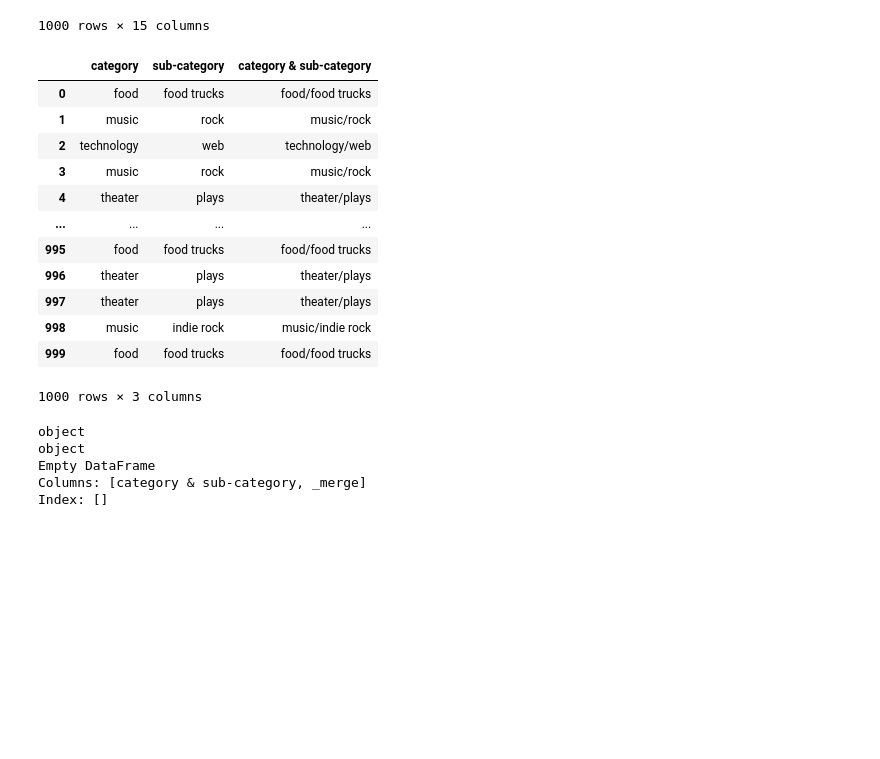
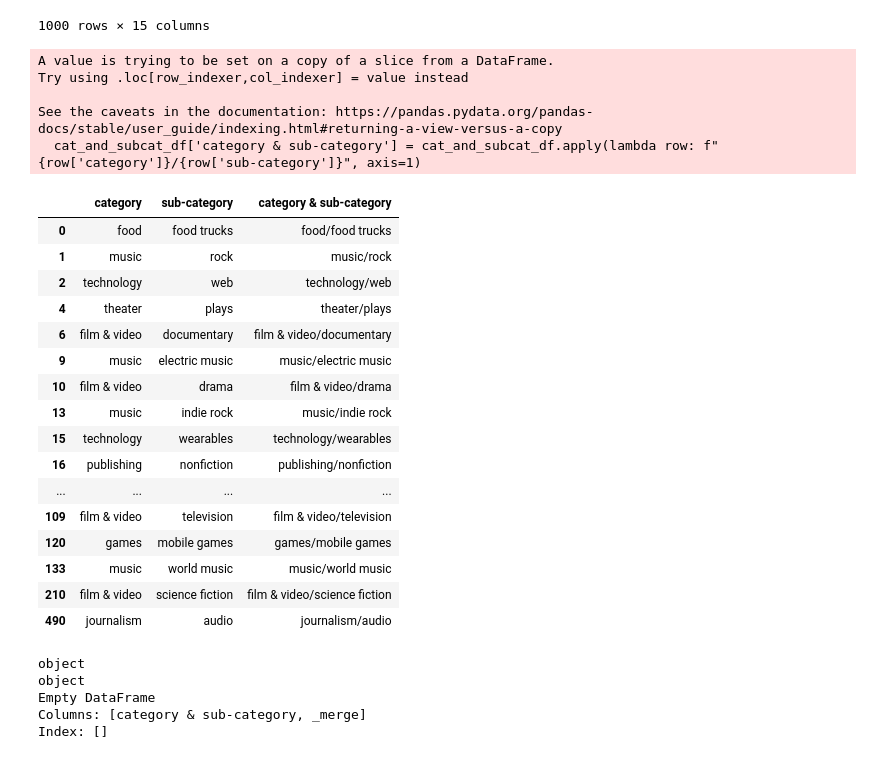
Before and after one commit to Santicorts/Crowdfunding_ETL, a Jupyter notebook: ETL_Mini_Project_SCortes_MGomez.ipynb, the cells around one changed output. Cells and saved outputs as stored; diff of their text form; code cells hidden in the pictures; blank space fills up the shorter version.

```diff
--- a/ETL_Mini_Project_SCortes_MGomez.ipynb
+++ b/ETL_Mini_Project_SCortes_MGomez.ipynb
@@ -183,24 +183,34 @@ campaign_df
 # %%
 # we are going to merge our raw cat and subcat dataframe to the campaign data frame
 # but first step is to get the cat and subcat with /
 
 # Create the new column by combining 'category' and 'sub-category' with a '/'
 cat_and_subcat_df['category & sub-category'] = cat_and_subcat_df.apply(lambda row: f"{row['category']}/{row['sub-category']}", axis=1)
+cat_and_subcat_df = cat_and_subcat_df.drop_duplicates(subset=['category & sub-category'])
 cat_and_subcat_df
 # %% [output]
+A value is trying to be set on a copy of a slice from a DataFrame.
+Try using .loc[row_indexer,col_indexer] = value instead
+
+See the caveats in the documentation: https://pandas.pydata.org/pandas-docs/stable/user_guide/indexing.html#returning-a-view-versus-a-copy
+  cat_and_subcat_df['category & sub-category'] = cat_and_subcat_df.apply(lambda row: f"{row['category']}/{row['sub-category']}", axis=1)
 |  | category | sub-category | category & sub-category |
 | 0 | food | food trucks | food/food trucks |
 | 1 | music | rock | music/rock |
 | 2 | technology | web | technology/web |
-| 3 | music | rock | music/rock |
 | 4 | theater | plays | theater/plays |
+| 6 | film & video | documentary | film & video/documentary |
+| 9 | music | electric music | music/electric music |
+| 10 | film & video | drama | film & video/drama |
+| 13 | music | indie rock | music/indie rock |
+| 15 | technology | wearables | technology/wearables |
+| 16 | publishing | nonfiction | publishing/nonfiction |
 | ... | ... | ... | ... |
-| 995 | food | food trucks | food/food trucks |
-| 996 | theater | plays | theater/plays |
-| 997 | theater | plays | theater/plays |
-| 998 | music | indie rock | music/indie rock |
-| 999 | food | food trucks | food/food trucks |
+| 109 | film & video | television | film & video/television |
+| 120 | games | mobile games | games/mobile games |
+| 133 | music | world music | music/world music |
+| 210 | film & video | science fiction | film & video/science fiction |
+| 490 | journalism | audio | journalism/audio |
-1000 rows × 3 columns
 # %%
 # Check for leading/trailing spaces and data types
 campaign_df['category & sub-category'] = campaign_df['category & sub-category'].str.strip()
```
Also changed, not shown: parts of 6 cells of this notebook, 1 other file.
